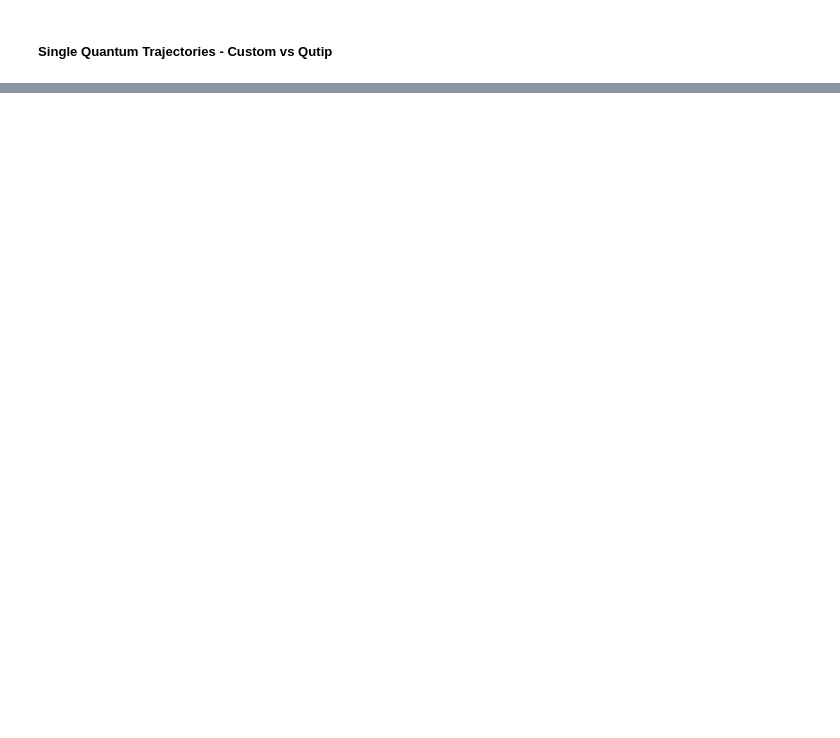
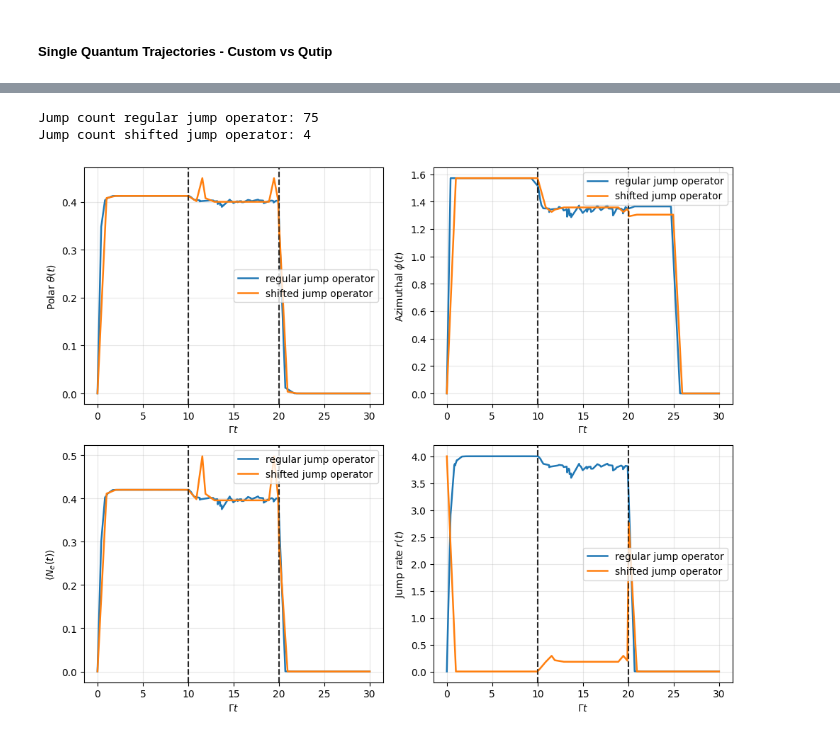
Before and after one commit to AsharKamal98/cavity-OAT, a Jupyter notebook: main.ipynb, the cells around one changed output, grey strips where cells are left out. Cells and saved outputs as stored; diff of their text form; code cells hidden in the pictures; blank space fills up the shorter version.

Commit message:
feat: jump rate conparisson
Co-authored-by: Copilot <copilot@github.com>

```diff
--- a/main.ipynb
+++ b/main.ipynb
@@ -502,0 +503,66 @@ Runtime mesolve: 0.053 s
+# %%
+def compare_shifted_jump_operator_single_trajectory():
+    from quantum_trajectories.state_helpers import centered_sector_initial_coeffs
+    from quantum_trajectories.sim import simulate_single_trajectory
+    from common.plotting import plot_trajectory_angles_and_excitation
+    from quantum_trajectories.aggregator import (
+        trajectory_observables,
+        single_trajectory_to_averaged_result,
+    )
+
+    # Returns a dictionary of key: sector Nj, value: coefficient for that sector.
+    sector_coeffs = centered_sector_initial_coeffs(N, half_width=0)
+
+    # Simulate a single trajectory with shifted jump operator
+    result_true = simulate_single_trajectory(
+        N=N,
+        gamma=gamma,
+        phases=phases,
+        sector_coeffs=sector_coeffs,
+        dt=dt,
+        save_every=save_every,
+        seed=seed,
+        shifted_jump_operator=True,
+    )
+    obs_true = trajectory_observables(result_true)
+    obs_true = single_trajectory_to_averaged_result(result_true, obs_true)
+
+    # Simulate a single trajectory without shifted jump operator
+    result_false = simulate_single_trajectory(
+        N=N,
+        gamma=gamma,
+        phases=phases,
+        sector_coeffs=sector_coeffs,
+        dt=dt,
+        save_every=save_every,
+        seed=seed,
+        shifted_jump_operator=False,
+    )
+    obs_false = trajectory_observables(result_false)
+    obs_false = single_trajectory_to_averaged_result(result_false, obs_false)
+
+
+    # fig, axes = plot_trajectory_angles_and_excitation(result, phases)
+    output_dir = Path("output")
+    output_dir.mkdir(exist_ok=True)
+    fig, axes = plot_trajectory_angles_and_excitation(
+        obs_false,
+        phases,
+        label="regular jump operator",
+    )
+    fig, axes = plot_trajectory_angles_and_excitation(
+        obs_true,
+        phases,
+        axes=axes,
+        output_path=output_dir / "shifted_jump_operator.png",
+        label="shifted jump operator",
+    )
+
+    print(f"Jump count regular jump operator: {result_false.jump_count}")
+    print(f"Jump count shifted jump operator: {result_true.jump_count}")
+
+compare_shifted_jump_operator_single_trajectory()
+# %% [output]
+Jump count regular jump operator: 75
+Jump count shifted jump operator: 4
+[figure, added]
```
Also changed, not shown: parts of 9 cells of this notebook, 15 other files.
